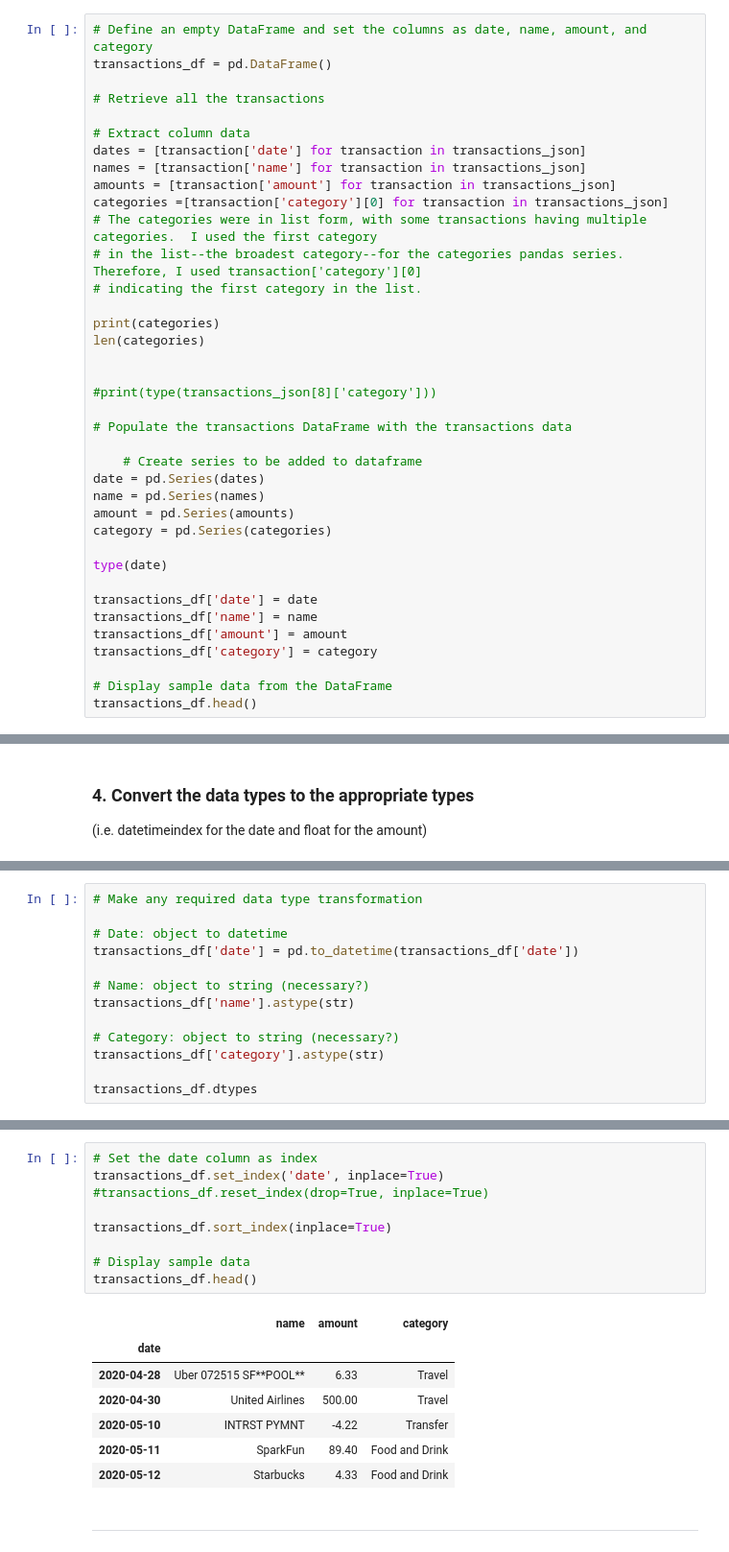
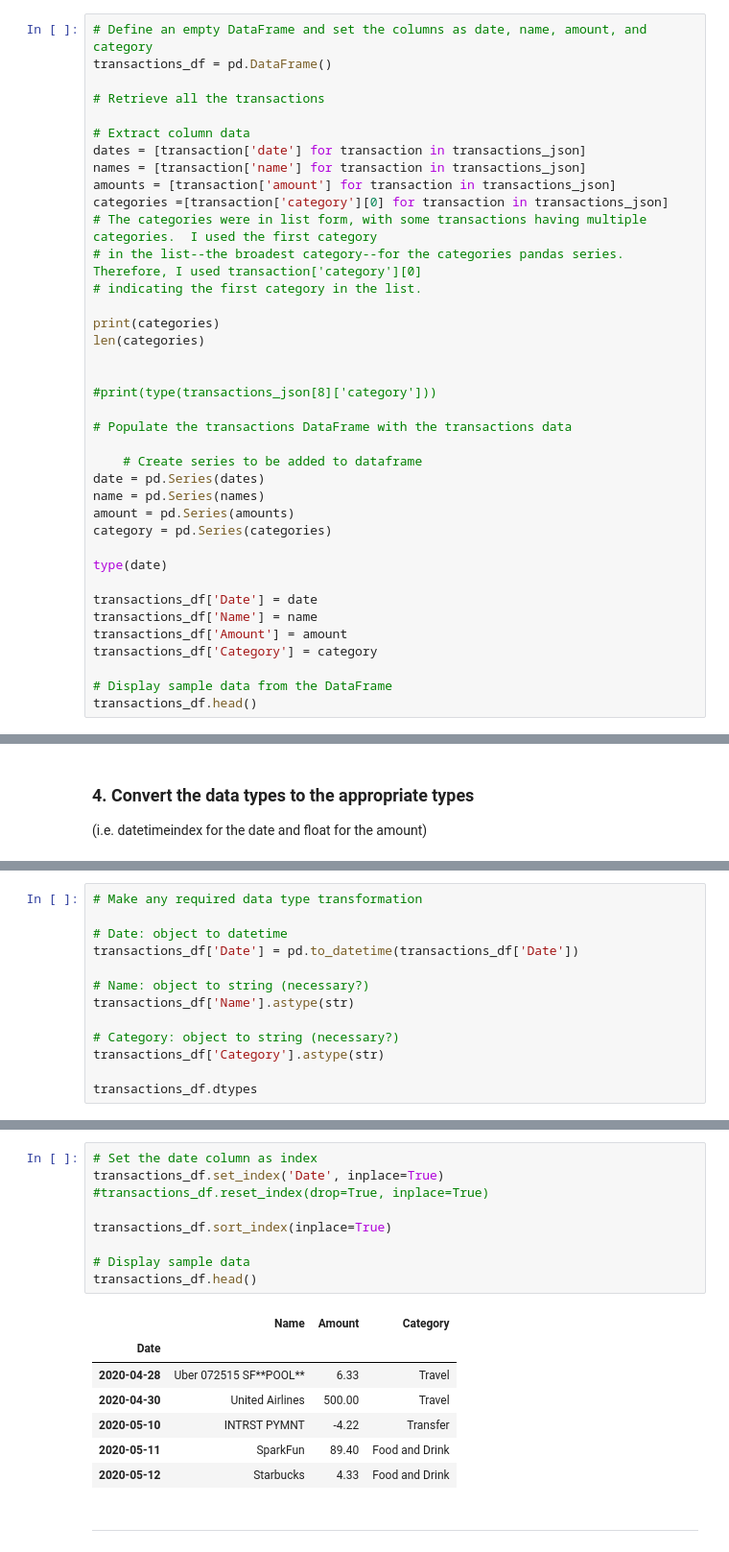
Before and after one commit to arsm800/How_Do_You_Like_Them_Apps, a Jupyter notebook: Instructions/Starter_Code/account_summary.ipynb, the cells around one changed output, grey strips where cells are left out. Shown at 96% size. Saved outputs shown, nothing was run; the diff lists cells and outputs as text.

```diff
--- a/Instructions/Starter_Code/account_summary.ipynb
+++ b/Instructions/Starter_Code/account_summary.ipynb
@@ -231,10 +231,10 @@ category = pd.Series(categories)
 
 type(date)
 
-transactions_df['date'] = date
-transactions_df['name'] = name
-transactions_df['amount'] = amount
-transactions_df['category'] = category
+transactions_df['Date'] = date
+transactions_df['Name'] = name
+transactions_df['Amount'] = amount
+transactions_df['Category'] = category
 
 # Display sample data from the DataFrame
 transactions_df.head()
@@ -263,13 +263,13 @@ dtype: object
 # Make any required data type transformation
 
 # Date: object to datetime
-transactions_df['date'] = pd.to_datetime(transactions_df['date'])
+transactions_df['Date'] = pd.to_datetime(transactions_df['Date'])
 
 # Name: object to string (necessary?)
-transactions_df['name'].astype(str)
+transactions_df['Name'].astype(str)
 
 # Category: object to string (necessary?)
-transactions_df['category'].astype(str)
+transactions_df['Category'].astype(str)
 
 transactions_df.dtypes
 # %% [output]
@@ -280,16 +280,16 @@ category            object
 dtype: object
 # %%
 # Set the date column as index
-transactions_df.set_index('date', inplace=True)
+transactions_df.set_index('Date', inplace=True)
 #transactions_df.reset_index(drop=True, inplace=True)
 
 transactions_df.sort_index(inplace=True)
 
 # Display sample data
 transactions_df.head()
 # %% [output]
-|  | name | amount | category |
-| date |  |  |  |
+|  | Name | Amount | Category |
+| Date |  |  |  |
 | 2020-04-28 | Uber 072515 SF**POOL** | 6.33 | Travel |
 | 2020-04-30 | United Airlines | 500.00 | Travel |
 | 2020-05-10 | INTRST PYMNT | -4.22 | Transfer |
```
Also changed, not shown: parts of 3 cells of this notebook.
